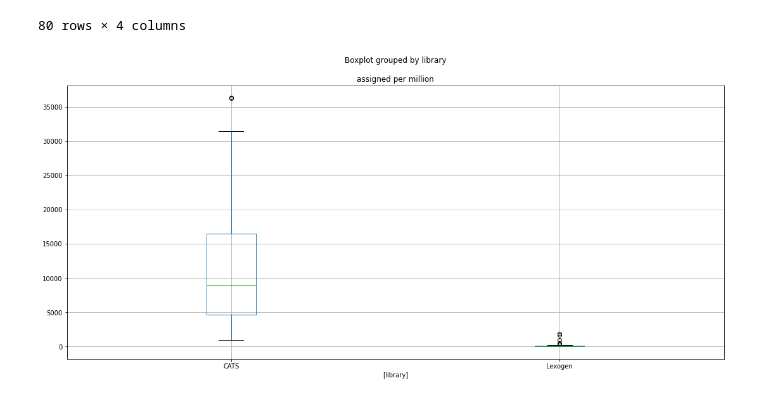
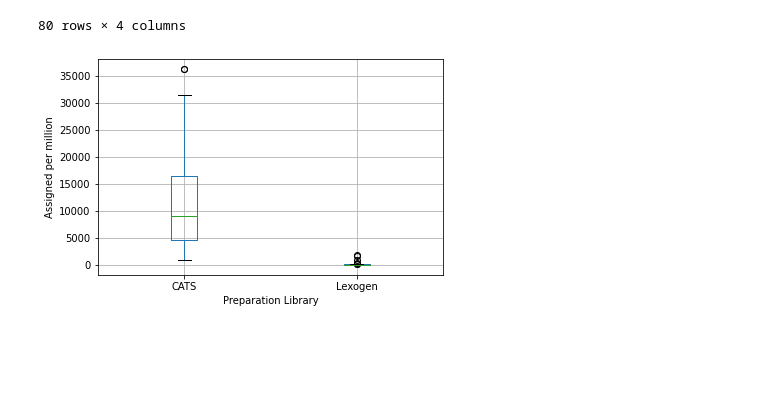
Before and after one commit to ucsffrancislab/genomics, a Jupyter notebook: data/20210428-EV/20210909-RetroElement/CATSvsLexogen.ipynb, the cells around one changed output. Saved outputs shown, nothing was run; the diff lists cells and outputs as text; code cells hidden in the pictures; blank space fills up the shorter version.

```diff
--- a/data/20210428-EV/20210909-RetroElement/CATSvsLexogen.ipynb
+++ b/data/20210428-EV/20210909-RetroElement/CATSvsLexogen.ipynb
@@ -15,7 +15,7 @@ import matplotlib.pyplot as plt
 #options(repr.plot.width=16, repr.plot.height=6)
 
 # For some reason, if this is in the same cell as the import command, it doesn't work.
-plt.rcParams["figure.figsize"] = [18.0,8.0]
+#plt.rcParams["figure.figsize"] = [18.0,8.0]
 # %%
 import seaborn as sns
 sns.__version__
@@ -250,7 +250,11 @@ df
 | SFHH006z | 2505 | 9705956 | 258.088951 | Lexogen |
 80 rows × 4 columns
 # %%
-df.boxplot(column='assigned per million',by=['library'])
+ax=df.boxplot(column='assigned per million',by=['library'])
+ax.set_xlabel("Preparation Library")
+ax.set_ylabel("Assigned per million")
+plt.title('')
+plt.suptitle('')
 plt.show()
 # %% [output]
-[figure, old version]
+[figure, new version]
```
